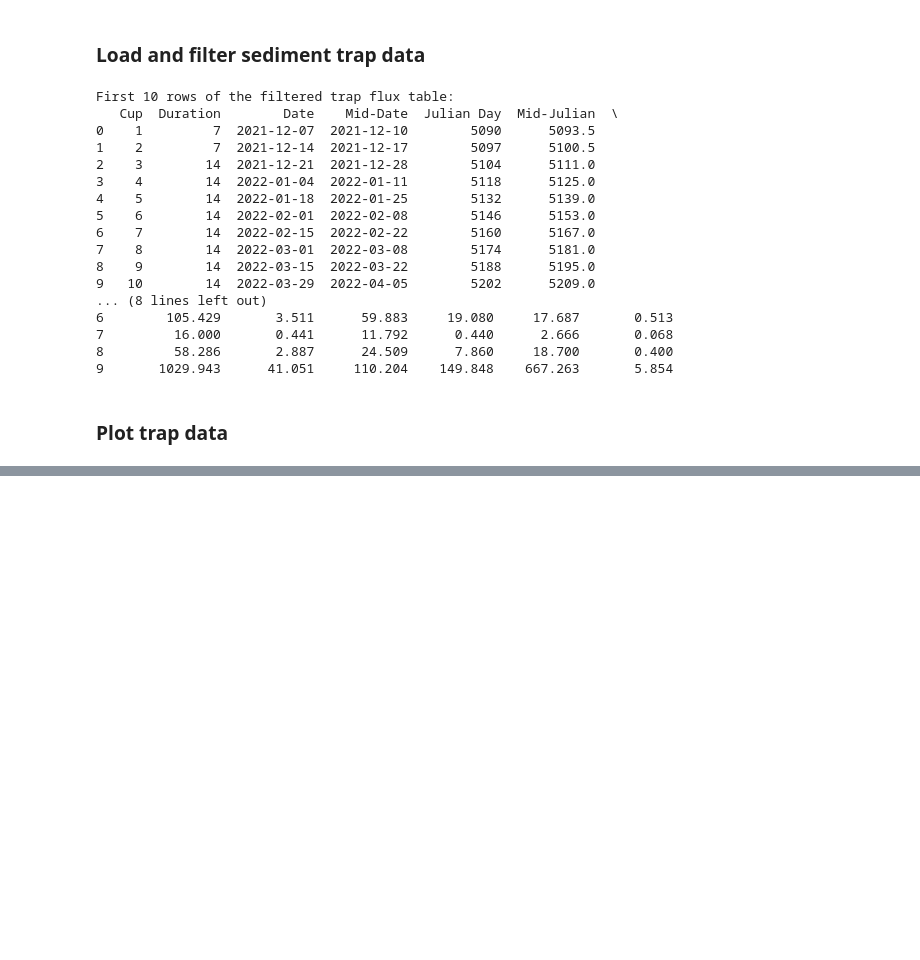
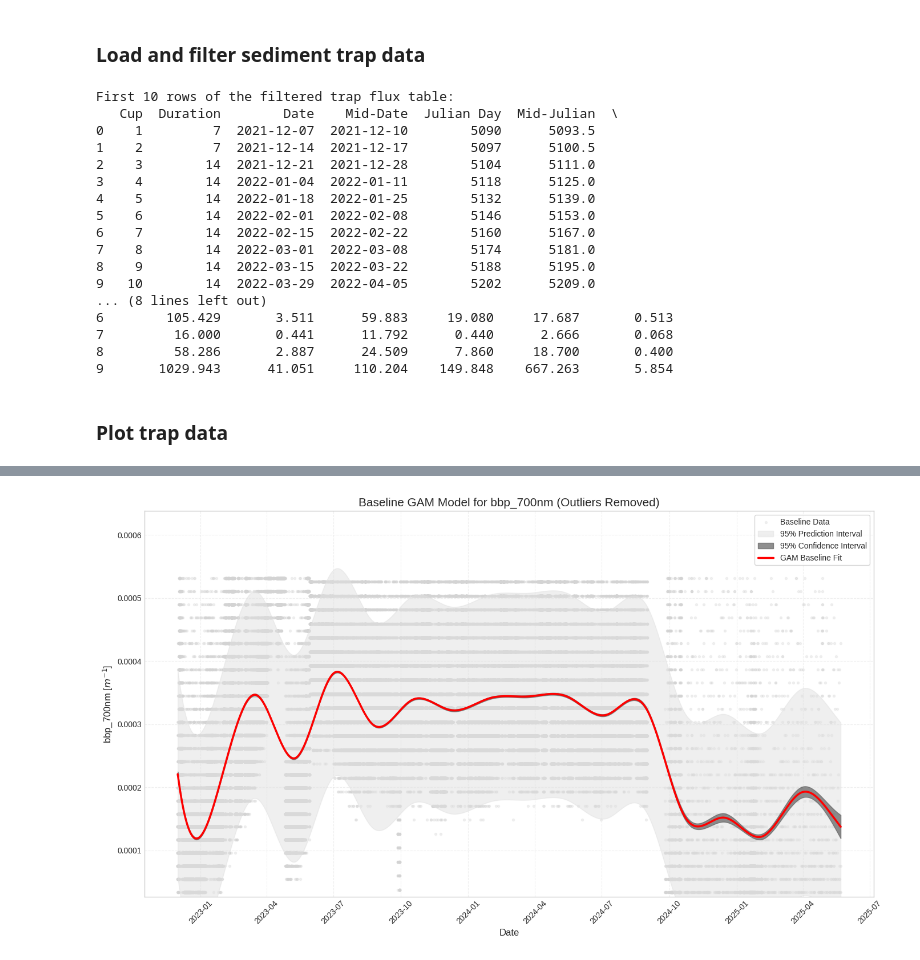
Before and after one commit to eqmh/sedtrap_bbp, a Jupyter notebook: bbp_data_explorer.ipynb, the cells around one changed output, grey strips where cells are left out. Cells and saved outputs as stored; diff of their text form; code cells hidden in the pictures; blank space fills up the shorter version.

Commit message:
Add new cells to notebook

```diff
--- a/bbp_data_explorer.ipynb
+++ b/bbp_data_explorer.ipynb
@@ -237,0 +303,89 @@ else:
+# %%
+# --- GAM Baseline Modeling ---
+# Ensure pygam is imported before running this cell
+try:
+    from pygam import LinearGAM, s
+except ImportError:
+    print("LinearGAM or s not found. Make sure pygam is installed: !pip install pygam")
+
+# We use 'data_baseline' which was created in the previous cell
+if 'data_baseline' in locals() and not data_baseline.empty and bbp_col in data_baseline.columns:
+    try:
+        print(f"Modeling baseline for {bbp_col} using GAM...")
+
+        # 1. Prepare Data: Predictor (X) must be numeric
+        X = data_baseline['date'].map(datetime.timestamp).values.reshape(-1, 1)
+        y = data_baseline[bbp_col].values
+
+        # 2. Define and fit the GAM
+        gam = LinearGAM(s(0)).fit(X, y)
+
+        # 3. Predict across a continuous timeline for plotting
+        X_pred = np.linspace(X.min(), X.max(), 1000).reshape(-1, 1)
+        y_pred = gam.predict(X_pred)
+
+        # 4. Calculate Uncertainty Intervals
+        conf_int = gam.confidence_intervals(X_pred, width=0.95)
+
+        resids = y - gam.predict(X)
+        sigma_resids = np.std(resids)
+
+        se_fit = (conf_int[:, 1] - conf_int[:, 0]) / (2 * 1.96)
+        se_pred = np.sqrt(se_fit**2 + sigma_resids**2)
+
+        pi_low = y_pred - 1.96 * se_pred
+        pi_high = y_pred + 1.96 * se_pred
+
+        date_pred = [datetime.fromtimestamp(x[0]) for x in X_pred]
+
+        # 5. Visualization
+        plt.figure(figsize=(14, 8))
+
+        # Plot data_baseline points
+        plt.scatter(data_baseline['date'], data_baseline[bbp_col], color='lightgray', s=8, alpha=0.3, label='Baseline Data')
+
+        # 95% Prediction Interval (Light Grey)
+        plt.fill_between(date_pred, pi_low, pi_high, color='#E0E0E0', alpha=0.5, label='95% Prediction Interval')
+
+        # 95% Confidence Interval (Dark Grey)
+        plt.fill_between(date_pred, conf_int[:, 0], conf_int[:, 1], color='#606060', alpha=0.7, label='95% Confidence Interval')
+
+        # Fit Line
+        plt.plot(date_pred, y_pred, color='red', linewidth=2.5, label='GAM Baseline Fit')
+
+        plt.title(f'Baseline GAM Model for {bbp_col} (Outliers Removed)', fontsize=15)
+        plt.xlabel('Date', fontsize=12)
+        plt.ylabel(f'{bbp_col} [$m^{{-1}}$]', fontsize=12)
+
+        y_min, y_max = np.percentile(y, [0.1, 99.9])
+        plt.ylim(y_min * 0.8, y_max * 1.2)
+
+        plt.legend(loc='upper right', frameon=True, fontsize=10)
+        plt.xticks(rotation=45)
+        plt.grid(True, linestyle='--', alpha=0.3)
+        plt.tight_layout()
+        plt.show()
+
+        # 6. Add results back to the original 'data' dataframe for full comparison
+        # We need to map the GAM prediction to the original timestamps
+        X_full = data['date'].map(datetime.timestamp).values.reshape(-1, 1)
+        data['bbp_baseline'] = gam.predict(X_full)
+        data['bbp_residuals'] = data[bbp_col] - data['bbp_baseline']
+
+        # Store PI bounds for anomaly detection in next cell
+        # Standard Error of prediction for the full dataset
+        conf_int_full = gam.confidence_intervals(X_full, width=0.95)
+        se_fit_full = (conf_int_full[:, 1] - conf_int_full[:, 0]) / (2 * 1.96)
+        se_pred_full = np.sqrt(se_fit_full**2 + sigma_resids**2)
+
+        data['pi_low'] = data['bbp_baseline'] - 1.96 * se_pred_full
+        data['pi_high'] = data['bbp_baseline'] + 1.96 * se_pred_full
+
+
+        print("GAM model successfully fitted using cleaned data. Baseline and residuals added to full 'data' DataFrame.")
+
+    except Exception as e:
+        print(f"Error fitting GAM: {e}")
+else:
+    print("No baseline data available for GAM modeling.")
+# %% [output]
@@ -237,0 +393 @@ else:
+[figure, added]
```
Also changed, not shown: parts of 29 cells of this notebook.
